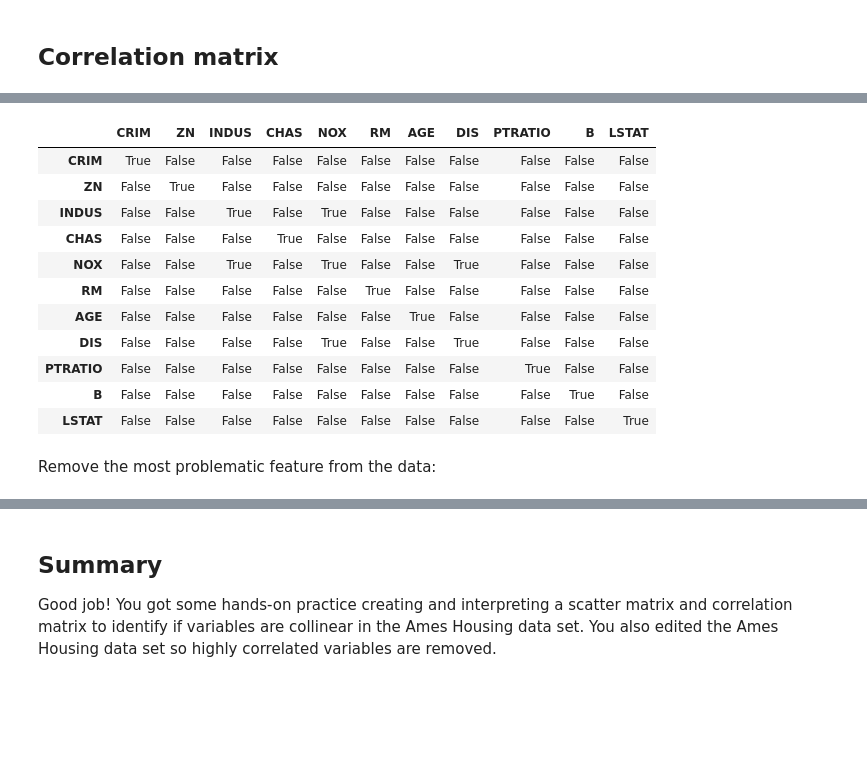
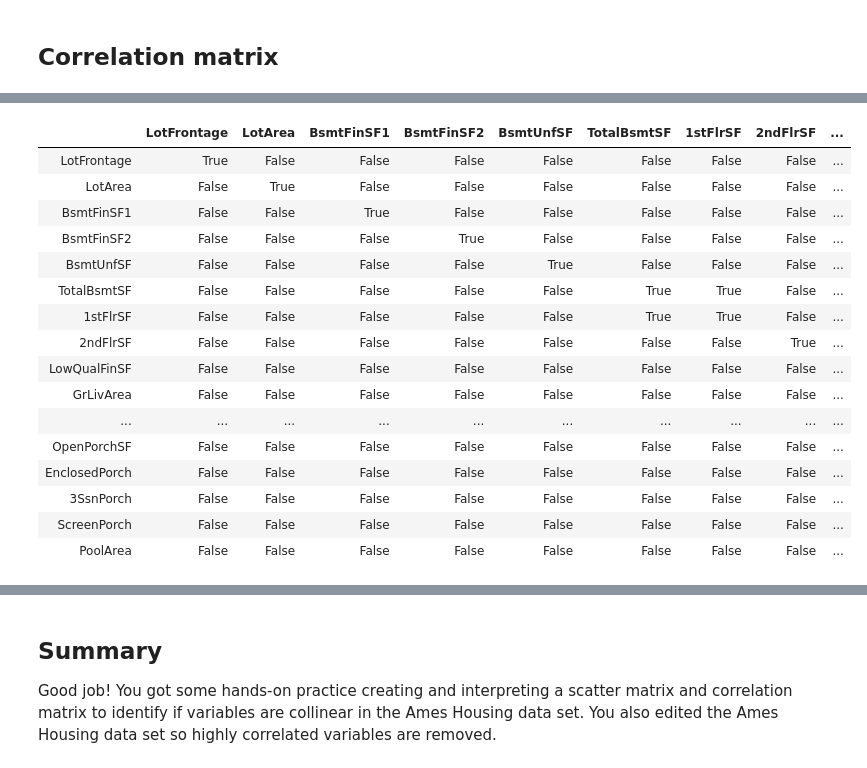
Before and after one commit to learn-co-curriculum/dsc-multicollinearity-of-features-lab, a Jupyter notebook: index.ipynb, the cells around one changed output, grey strips where cells are left out. Cells and saved outputs as stored; diff of their text form; code cells hidden in the pictures; blank space fills up the shorter version.

```diff
--- a/index.ipynb
+++ b/index.ipynb
@@ -27,3 +20,20 @@ categoricals = ['BldgType', 'KitchenQual', 'SaleType', 'MSZoning', 'Street', 'Ne
+# %%
+import pandas as pd
+import numpy as np
+import matplotlib.pyplot as plt
+%matplotlib inline
+
+pd.options.display.max_columns = 999
+pd.options.display.max_rows = 999
+
+ames = pd.read_csv('ames.csv')
+
+numeric_vars = ['LotFrontage', 'LotArea', 'BsmtFinSF1', 'BsmtFinSF2', 'BsmtUnfSF',
+                'TotalBsmtSF', '1stFlrSF', '2ndFlrSF','LowQualFinSF', 'GrLivArea',
+                'BsmtFullBath', 'BsmtHalfBath', 'FullBath', 'HalfBath', 'BedroomAbvGr',
+                'KitchenAbvGr', 'TotRmsAbvGrd', 'Fireplaces', 'GarageYrBlt', 'GarageCars',
+                'GarageArea', 'WoodDeckSF', 'OpenPorchSF', 'EnclosedPorch', '3SsnPorch',
+                'ScreenPorch', 'PoolArea']
 # %%
 # __SOLUTION__
 import pandas as pd
@@ -31,6 +41,13 @@ import numpy as np
 import matplotlib.pyplot as plt
 %matplotlib inline
 
+pd.options.display.max_columns = 999
+
 ames = pd.read_csv('ames.csv')
 
-categoricals = ['BldgType', 'KitchenQual', 'SaleType', 'MSZoning', 'Street', 'Neighborhood']
+numeric_vars = ['LotFrontage', 'LotArea', 'BsmtFinSF1', 'BsmtFinSF2', 'BsmtUnfSF',
+                'TotalBsmtSF', '1stFlrSF', '2ndFlrSF','LowQualFinSF', 'GrLivArea',
+                'BsmtFullBath', 'BsmtHalfBath', 'FullBath', 'HalfBath', 'BedroomAbvGr',
+                'KitchenAbvGr', 'TotRmsAbvGrd', 'Fireplaces', 'GarageYrBlt', 'GarageCars',
+                'GarageArea', 'WoodDeckSF', 'OpenPorchSF', 'EnclosedPorch', '3SsnPorch',
+                'ScreenPorch', 'PoolArea']
@@ -64,0 +59,5 @@ preprocessed.head()
+# %%
+# __SOLUTION__
+
+ames_preprocessed = ames[numeric_vars]
+ames_preprocessed.head()
@@ -104,18 +145,21 @@ Return `True` for positive or negative correlations that are bigger than 0.75:
 # %%
-# __SOLUTION__
-abs(boston_cont.corr()) > 0.75
+#__SOLUTION__
+abs(ames_preprocessed.corr()) > 0.75
 # %% [output]
-|  | CRIM | ZN | INDUS | CHAS | NOX | RM | AGE | DIS | PTRATIO | B | LSTAT |
-| CRIM | True | False | False | False | False | False | False | False | False | False | False |
-| ZN | False | True | False | False | False | False | False | False | False | False | False |
-| INDUS | False | False | True | False | True | False | False | False | False | False | False |
-| CHAS | False | False | False | True | False | False | False | False | False | False | False |
-| NOX | False | False | True | False | True | False | False | True | False | False | False |
-| RM | False | False | False | False | False | True | False | False | False | False | False |
-| AGE | False | False | False | False | False | False | True | False | False | False | False |
-| DIS | False | False | False | False | True | False | False | True | False | False | False |
-| PTRATIO | False | False | False | False | False | False | False | False | True | False | False |
-| B | False | False | False | False | False | False | False | False | False | True | False |
-| LSTAT | False | False | False | False | False | False | False | False | False | False | True |
+|  | LotFrontage | LotArea | BsmtFinSF1 | BsmtFinSF2 | BsmtUnfSF | TotalBsmtSF | 1stFlrSF | 2ndFlrSF | ... |
+| LotFrontage | True | False | False | False | False | False | False | False | ... |
+| LotArea | False | True | False | False | False | False | False | False | ... |
+| BsmtFinSF1 | False | False | True | False | False | False | False | False | ... |
+| BsmtFinSF2 | False | False | False | True | False | False | False | False | ... |
+| BsmtUnfSF | False | False | False | False | True | False | False | False | ... |
+| TotalBsmtSF | False | False | False | False | False | True | True | False | ... |
+| 1stFlrSF | False | False | False | False | False | True | True | False | ... |
+| 2ndFlrSF | False | False | False | False | False | False | False | True | ... |
+| LowQualFinSF | False | False | False | False | False | False | False | False | ... |
+| GrLivArea | False | False | False | False | False | False | False | False | ... |
+| ... | ... | ... | ... | ... | ... | ... | ... | ... | ... |
+| OpenPorchSF | False | False | False | False | False | False | False | False | ... |
+| EnclosedPorch | False | False | False | False | False | False | False | False | ... |
+| 3SsnPorch | False | False | False | False | False | False | False | False | ... |
+| ScreenPorch | False | False | False | False | False | False | False | False | ... |
+| PoolArea | False | False | False | False | False | False | False | False | ... |
-# %% [markdown]
-Remove the most problematic feature from the data:
```
Also changed, not shown: parts of 36 cells of this notebook, 1 other file.
